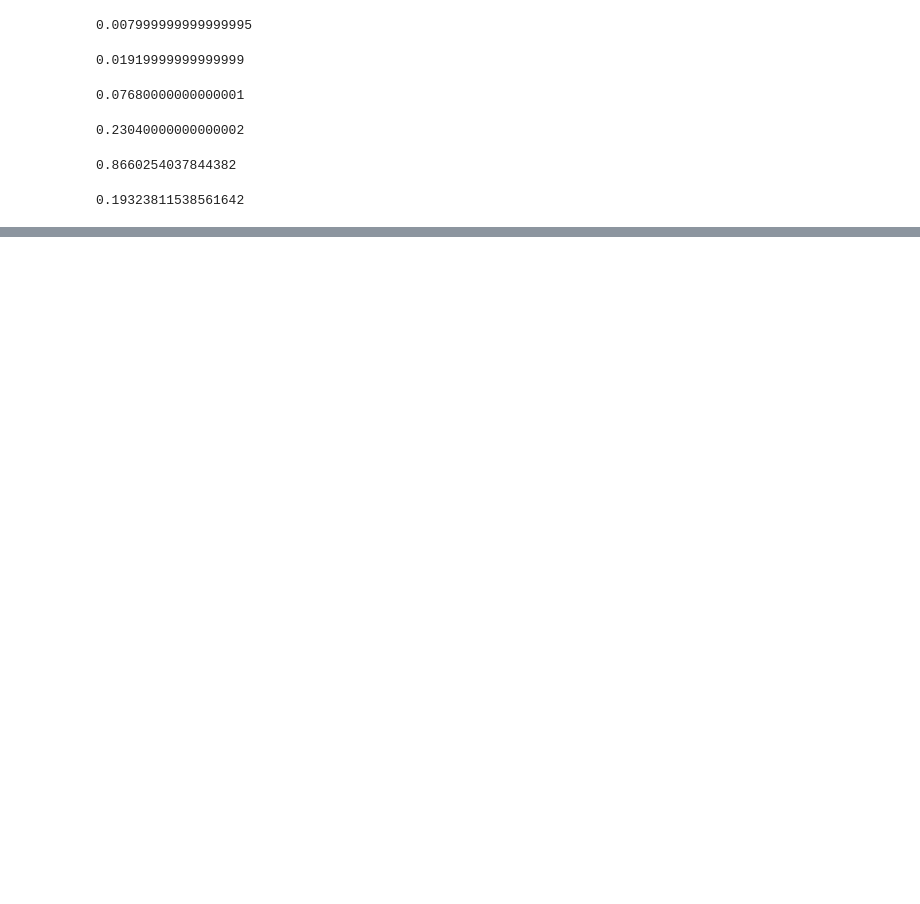
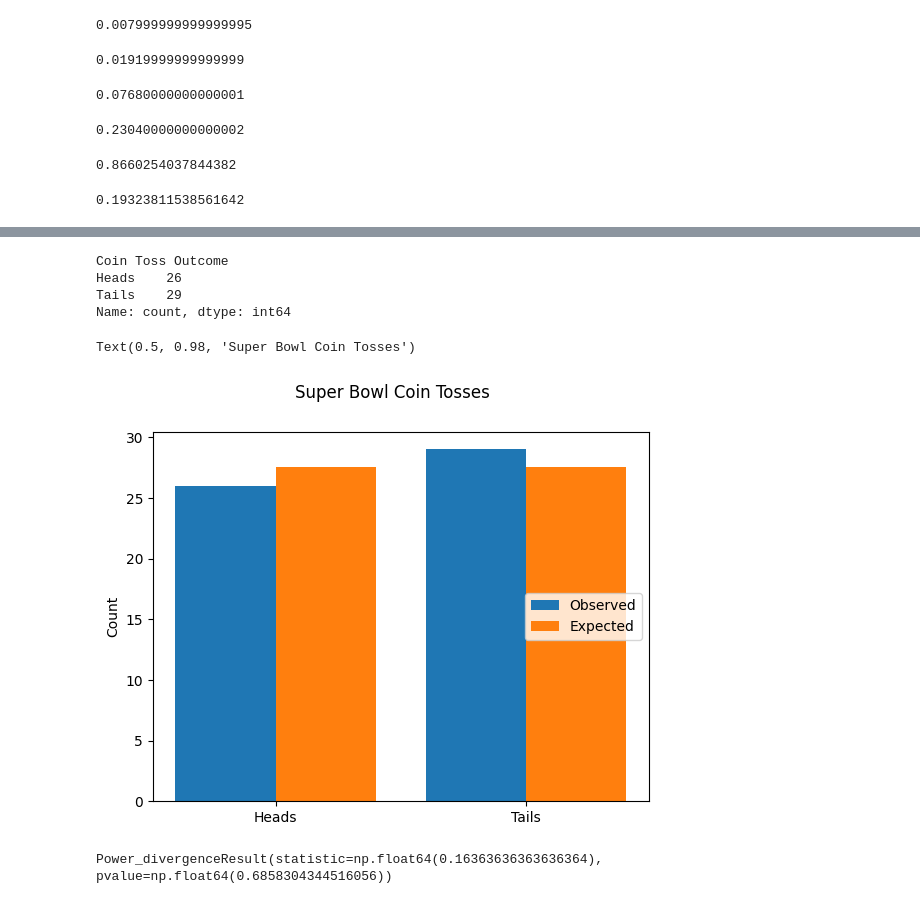
Before and after one commit to Cyrusz55/Cyrus-DataAnalysis-notebook, a Jupyter notebook: luxdev 13th.ipynb, the cells around one changed output, grey strips where cells are left out. Saved outputs shown, nothing was run; the diff lists cells and outputs as text; code cells hidden in the pictures; blank space fills up the shorter version.

```diff
--- a/luxdev 13th.ipynb
+++ b/luxdev 13th.ipynb
@@ -947,0 +1260,6 @@ print(p_value)
+# %%
+#  null hypothesis- The factors (E, M, x) do not influence the salary and are not statistically different from each other
+# Alternate hypothesis- The factors(E, M, X) influence the salary and are statistically different from each other
+
+superbowl = pd.read_csv(r"superbowl.csv")
+superbowl.head()
@@ -947,0 +1273,36 @@ print(p_value)
+# %%
+# alternative hypothesis-It is not a fair coin
+# Null hypothesis is it a fair coin
+coin_toss_counts = superbowl["Coin Toss Outcome"].value_counts().sort_index()
+coin_toss_counts
+# %% [output]
+Coin Toss Outcome
+Heads    26
+Tails    29
+Name: count, dtype: int64
+# %%
+fig, ax = plt.subplots()
+
+# Extract observed counts
+fair_coin_observed = coin_toss_counts.values
+# Heads and Tails each expected half the time
+fair_coin_expected = [sum(coin_toss_counts)/2, sum(coin_toss_counts)/2]
+
+# Placeholder data for display purposes; this values can be ignored
+x = np.array([0, 5])
+offset = 1
+bar_width = 2
+
+#Plot bars
+ax.bar(x-offset, fair_coin_observed, bar_width, label="Observed")
+ax.bar(x+offset, fair_coin_expected, bar_width, label="Expected")
+
+# Customize appearance
+ax.set_xticks(x)
+ax.set_xticklabels(["Heads", "Tails"])
+ax.set_ylabel("Count")
+ax.legend(loc="right")
+fig.suptitle("Super Bowl Coin Tosses")
+# %% [output]
+Text(0.5, 0.98, 'Super Bowl Coin Tosses')
+[figure, added]
@@ -947,0 +1311,6 @@ print(p_value)
+# %%
+fair_coin_result = stats.chisquare(fair_coin_observed, fair_coin_expected)
+fair_coin_result
+# based on the current evience and testing, we fail to reject the null hypothesis
+# %% [output]
+Power_divergenceResult(statistic=np.float64(0.16363636363636364), pvalue=np.float64(0.6858304344516056))
```
Also changed, not shown: parts of 39 cells of this notebook, 3 other files.
